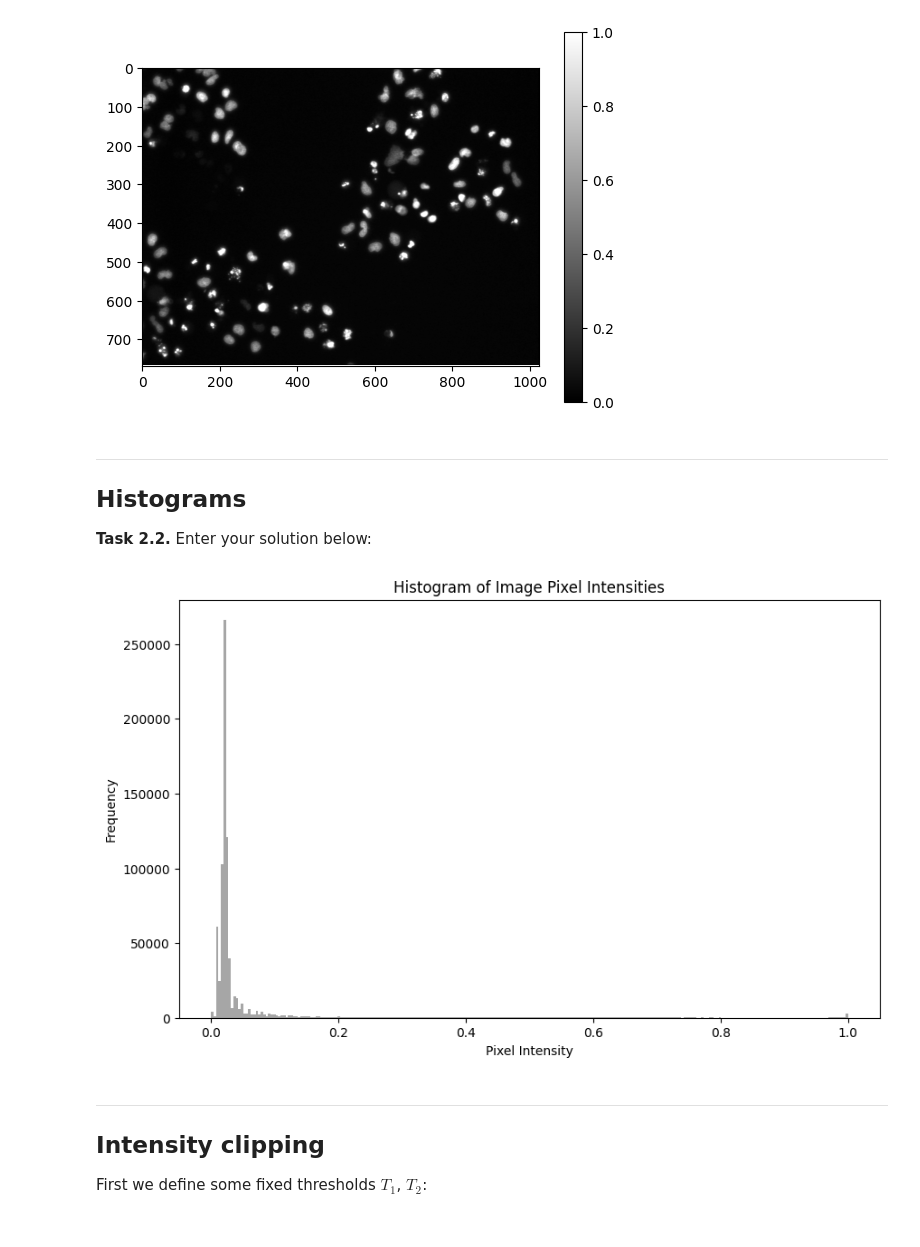
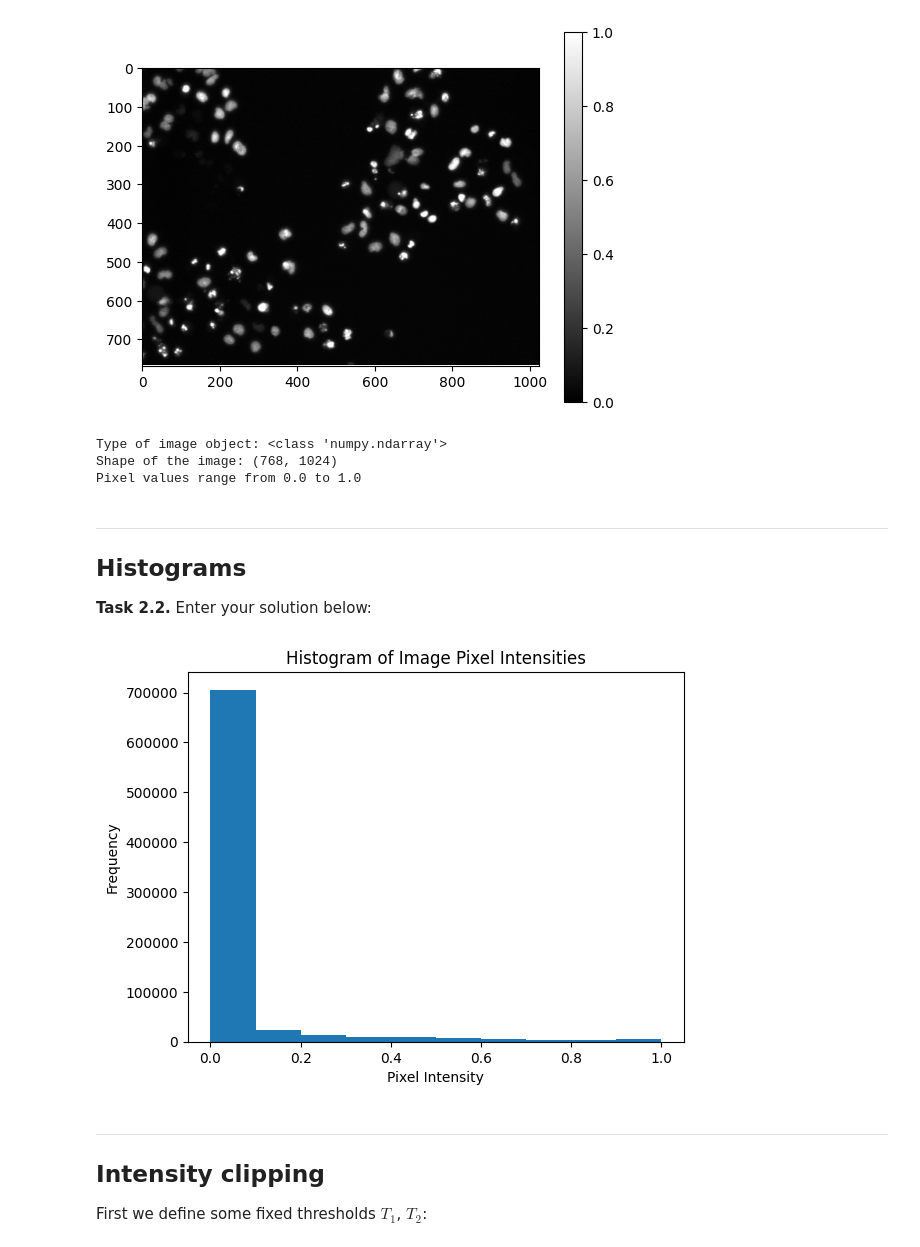
Before and after one commit to mertsoylemezova/mobi-fs3-python, a Jupyter notebook: task2.ipynb, the cells around one changed output. Cells and saved outputs as stored; diff of their text form; code cells hidden in the pictures.

```diff
--- a/task2.ipynb
+++ b/task2.ipynb
@@ -17,6 +17,19 @@ plt.colorbar()
 # %% [output]
 <matplotlib.colorbar.Colorbar at 0x...>
 [figure]
+# %%
+# Check the type of the image
+print("Type of image object:", type(img))
+
+# Check the shape (height, width)
+print("Shape of the image:", img.shape)
+
+# Check the pixel values
+print("Pixel values range from", img.min(), "to", img.max())
+# %% [output]
+Type of image object: <class 'numpy.ndarray'>
+Shape of the image: (768, 1024)
+Pixel values range from 0.0 to 1.0
 # %% [markdown]
 ---
 
@@ -25,14 +38,14 @@ plt.colorbar()
 **<a id="#">Task 2.2.</a>** Enter your solution below:
 # %%
 img_flat = img.flatten()
-plt.figure(figsize=(10, 6))
-plt.hist(img_flat, bins=256, color='gray', alpha=0.7)  # Adjust bins for better resolution
+
+plt.hist(img_flat)  # Adjust bins for better resolution
 plt.xlabel('Pixel Intensity')
 plt.ylabel('Frequency')
 plt.title('Histogram of Image Pixel Intensities')
 plt.show()
 # %% [output]
-[figure, old version]
+[figure, new version]
 # %% [markdown]
 ---
 
```
Also changed, not shown: parts of 8 cells of this notebook.
